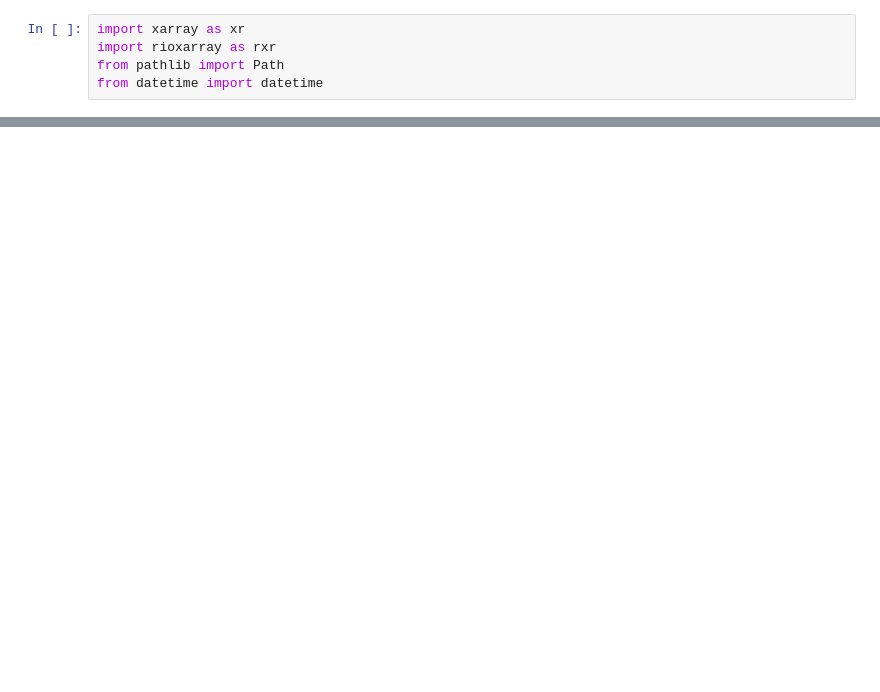
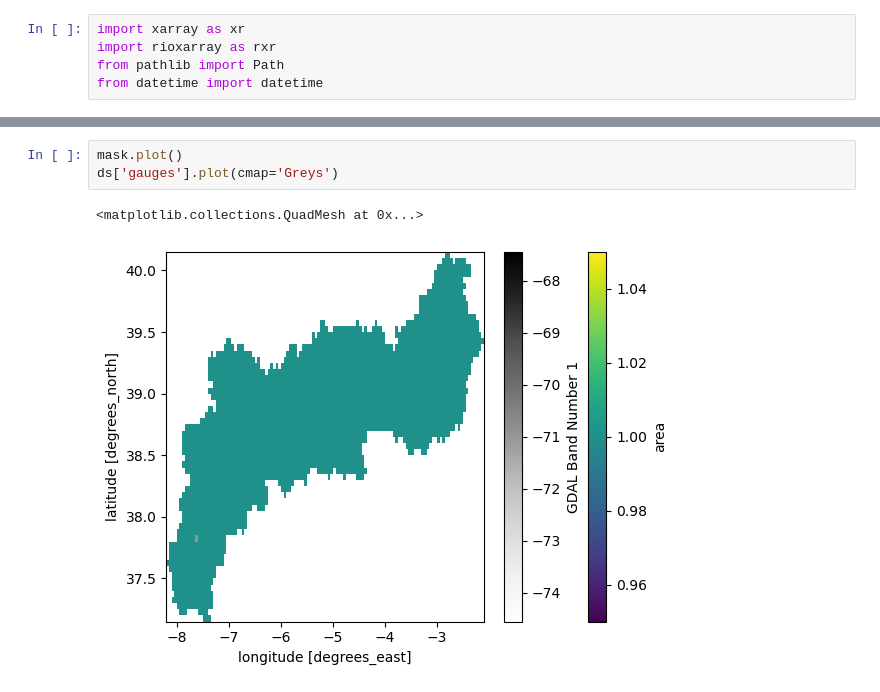
Before and after one commit to casadoj/lisflood-reservoirs, a Jupyter notebook: notebook/GloFAS5/sort_latitude_maps.ipynb, the cells around one changed output, grey strips where cells are left out. Cells and saved outputs as stored; diff of their text form; blank space fills up the shorter version.

```diff
--- a/notebook/GloFAS5/sort_latitude_maps.ipynb
+++ b/notebook/GloFAS5/sort_latitude_maps.ipynb
@@ -32,0 +58,6 @@ Z:\nahaUsers\casadje\EFASv6\lakes\tables\map_tables/lakes_efas6_01min_20250311..
+# %%
+mask.plot()
+ds['gauges'].plot(cmap='Greys')
+# %% [output]
+<matplotlib.collections.QuadMesh at 0x...>
+[figure, added]
```
Also changed, not shown: parts of 10 cells of this notebook, 2 other files.
